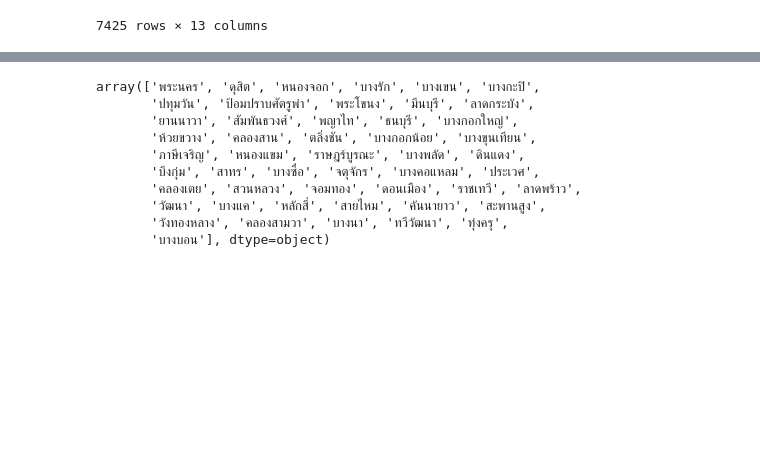
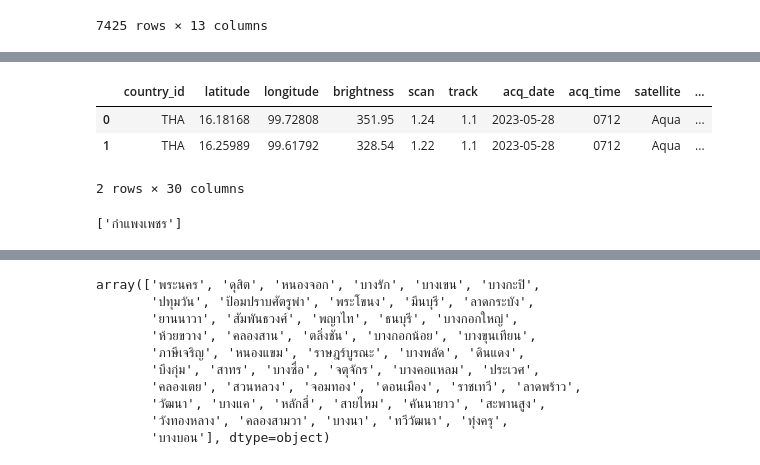
Before and after one commit to tzsoulcap/Fire-Spot-Thailand, a Jupyter notebook: mylab/Nasa_Firm.ipynb, the cells around one changed output, grey strips where cells are left out. Saved outputs shown, nothing was run; the diff lists cells and outputs as text; code cells hidden in the pictures; blank space fills up the shorter version.

Commit message:
add mapping function

```diff
--- a/mylab/Nasa_Firm.ipynb
+++ b/mylab/Nasa_Firm.ipynb
@@ -74,0 +99,25 @@ data
+# %%
+def mapping_tambon():
+    to_day = date.today()
+    to_day_str = to_day.strftime('%Y-%m-%d')
+
+    tambon_df = gpd.read_file(r'E:\_CoopProject\data\thailand_gis-main\tambon\thailand_province_amphoe_tambon_simplify')
+    fire_spot_df = gpd.read_file(r'C:\coop_project_fire_spot\Fire-Spot-Thailand\data\2023-05-28')
+    fire_spot_df = gpd.overlay(fire_spot_df, tambon_df, how='intersection')
+
+    fire_spot_df.to_file(f'C:/coop_project_fire_spot/Fire-Spot-Thailand/data/{to_day_str}', encoding='utf-8')
+
+mapping_tambon()
+mt = gpd.read_file(r'C:\coop_project_fire_spot\Fire-Spot-Thailand\data\2023-05-28')
+mt
+# %% [output]
+|  | country_id | latitude | longitude | brightness | scan | track | acq_date | acq_time | satellite | ... |
+| 0 | THA | 16.18168 | 99.72808 | 351.95 | 1.24 | 1.1 | 2023-05-28 | 0712 | Aqua | ... |
+| 1 | THA | 16.25989 | 99.61792 | 328.54 | 1.22 | 1.1 | 2023-05-28 | 0712 | Aqua | ... |
+2 rows × 30 columns
+# %%
+mt = gpd.read_file(r'C:\coop_project_fire_spot\Fire-Spot-Thailand\data\2023-05-28')
+list_prov = list(mt['ADM1_TH'].unique())
+list_prov
+# %% [output]
+['กำแพงเพชร']
```
Also changed, not shown: parts of 14 cells of this notebook.
